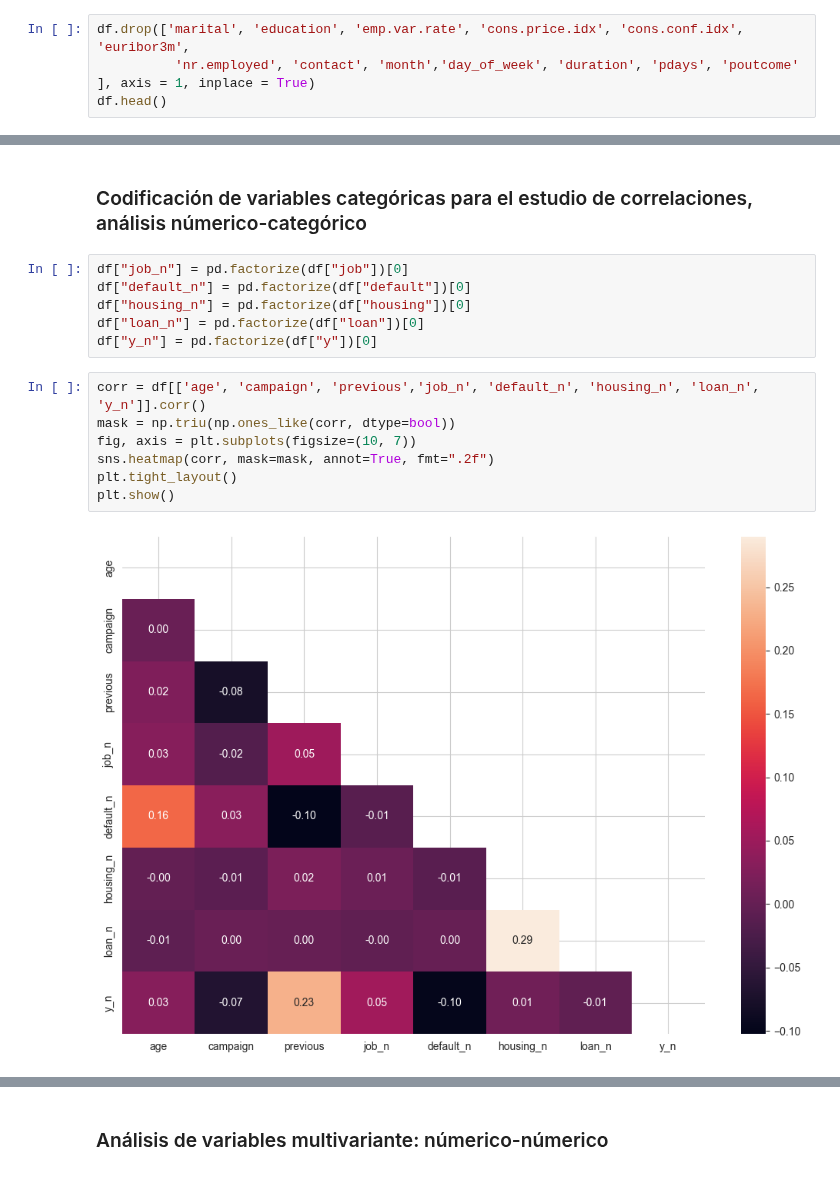
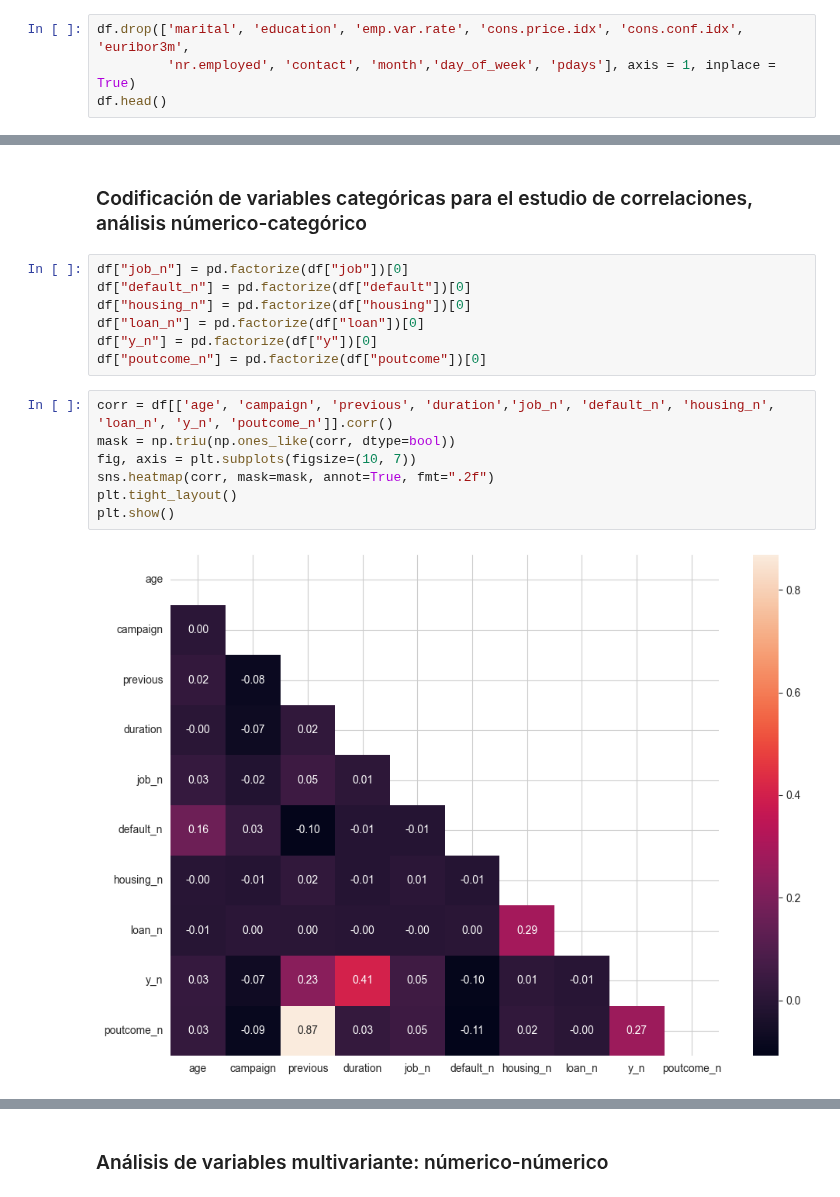
Before and after one commit to 4GeeksAcademy/sayons-intro-ml-new, a Jupyter notebook: src/01-logistic-regression.ipynb, the cells around one changed output, grey strips where cells are left out. Saved outputs shown, nothing was run; the diff lists cells and outputs as text.

```diff
--- a/src/01-logistic-regression.ipynb
+++ b/src/01-logistic-regression.ipynb
@@ -191,6 +191,6 @@ Decido eliminar variables redundantes y que no aportan información destacada, e
        'cons.conf.idx', 'euribor3m', 'nr.employed', 'month', 'day_of_week', 'duration', 'marital', 'education', 'pdays, 'poutcome'
 # %%
 df.drop(['marital', 'education', 'emp.var.rate', 'cons.price.idx', 'cons.conf.idx', 'euribor3m',
-          'nr.employed', 'contact', 'month','day_of_week', 'duration', 'pdays', 'poutcome' ], axis = 1, inplace = True)
+         'nr.employed', 'contact', 'month','day_of_week', 'pdays'], axis = 1, inplace = True)
 df.head()
 # %% [output]
@@ -257,14 +257,15 @@ df["default_n"] = pd.factorize(df["default"])[0]
 df["housing_n"] = pd.factorize(df["housing"])[0]
 df["loan_n"] = pd.factorize(df["loan"])[0]
 df["y_n"] = pd.factorize(df["y"])[0]
+df["poutcome_n"] = pd.factorize(df["poutcome"])[0]
 # %%
-corr = df[['age', 'campaign', 'previous','job_n', 'default_n', 'housing_n', 'loan_n', 'y_n']].corr()
+corr = df[['age', 'campaign', 'previous', 'duration','job_n', 'default_n', 'housing_n', 'loan_n', 'y_n', 'poutcome_n']].corr()
 mask = np.triu(np.ones_like(corr, dtype=bool))
 fig, axis = plt.subplots(figsize=(10, 7))
 sns.heatmap(corr, mask=mask, annot=True, fmt=".2f")
 plt.tight_layout()
 plt.show()
 # %% [output]
-[figure, old version]
+[figure, new version]
 # %% [markdown]
 ### Observaciones:
```
Also changed, not shown: parts of 34 cells of this notebook, 4 other files.
